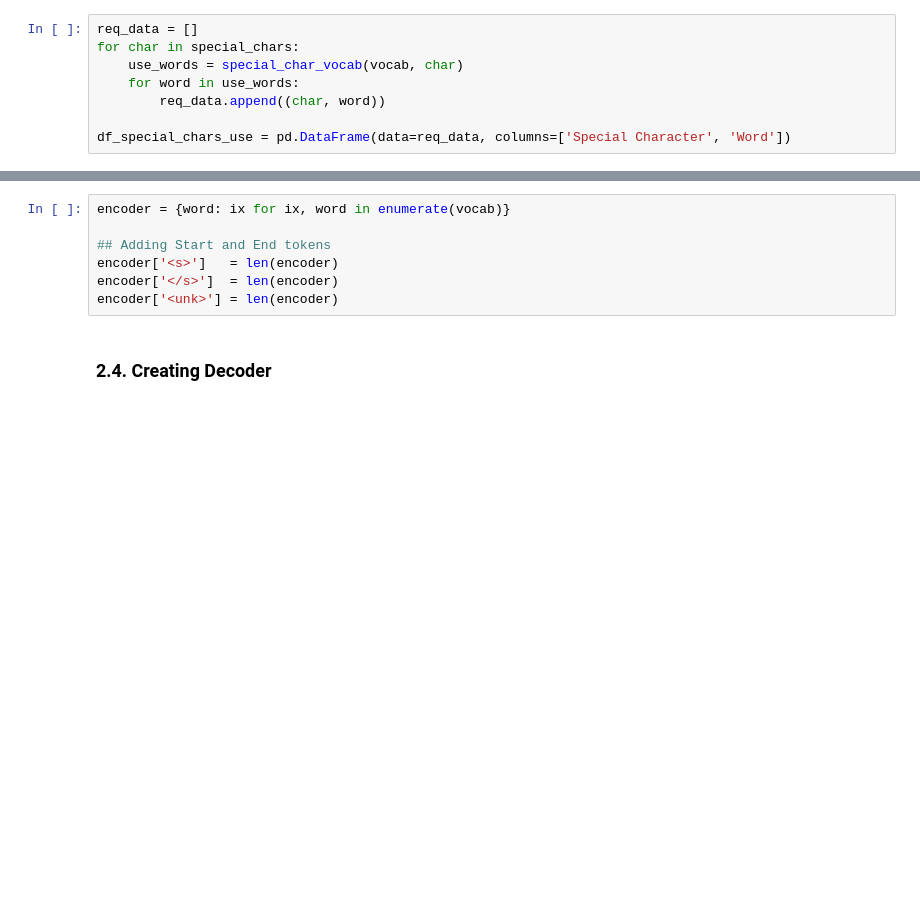
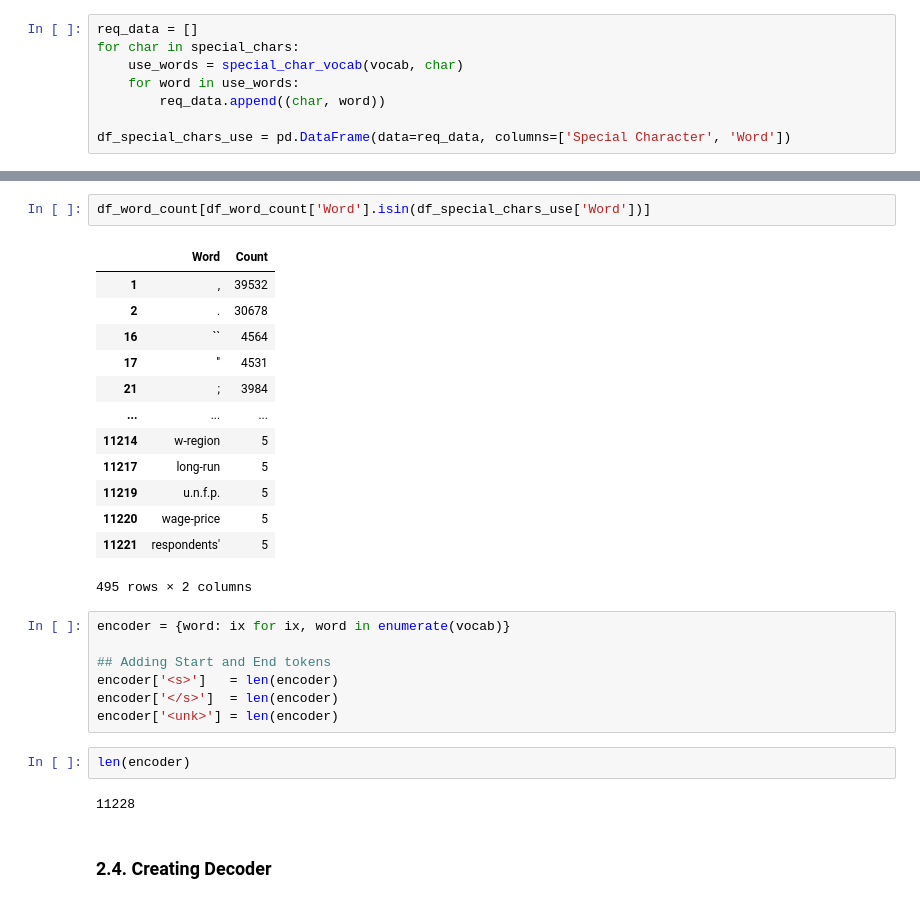
Before and after one commit to 95-percent-ci/makemore_implementation, a Jupyter notebook: notebooks/neural_lang_model_paper.ipynb, the cells around one changed output, grey strips where cells are left out. Saved outputs shown, nothing was run; the diff lists cells and outputs as text; blank space fills up the shorter version.

```diff
--- a/notebooks/neural_lang_model_paper.ipynb
+++ b/notebooks/neural_lang_model_paper.ipynb
@@ -128,3 +128,19 @@ df_special_chars_use
+# %%
+df_word_count[df_word_count['Word'].isin(df_special_chars_use['Word'])]
+# %% [output]
+|  | Word | Count |
+| 1 | , | 39532 |
+| 2 | . | 30678 |
+| 16 | `` | 4564 |
+| 17 | '' | 4531 |
+| 21 | ; | 3984 |
+| ... | ... | ... |
+| 11214 | w-region | 5 |
+| 11217 | long-run | 5 |
+| 11219 | u.n.f.p. | 5 |
+| 11220 | wage-price | 5 |
+| 11221 | respondents' | 5 |
+495 rows × 2 columns
 # %%
 encoder = {word: ix for ix, word in enumerate(vocab)}
 
@@ -132,6 +148,10 @@ encoder = {word: ix for ix, word in enumerate(vocab)}
 encoder['<s>']   = len(encoder)
 encoder['</s>']  = len(encoder)
 encoder['<unk>'] = len(encoder)
+# %%
+len(encoder)
+# %% [output]
+11228
 # %% [markdown]
 ### 2.4. Creating Decoder
 # %%
```
Also changed, not shown: parts of 13 cells of this notebook.
